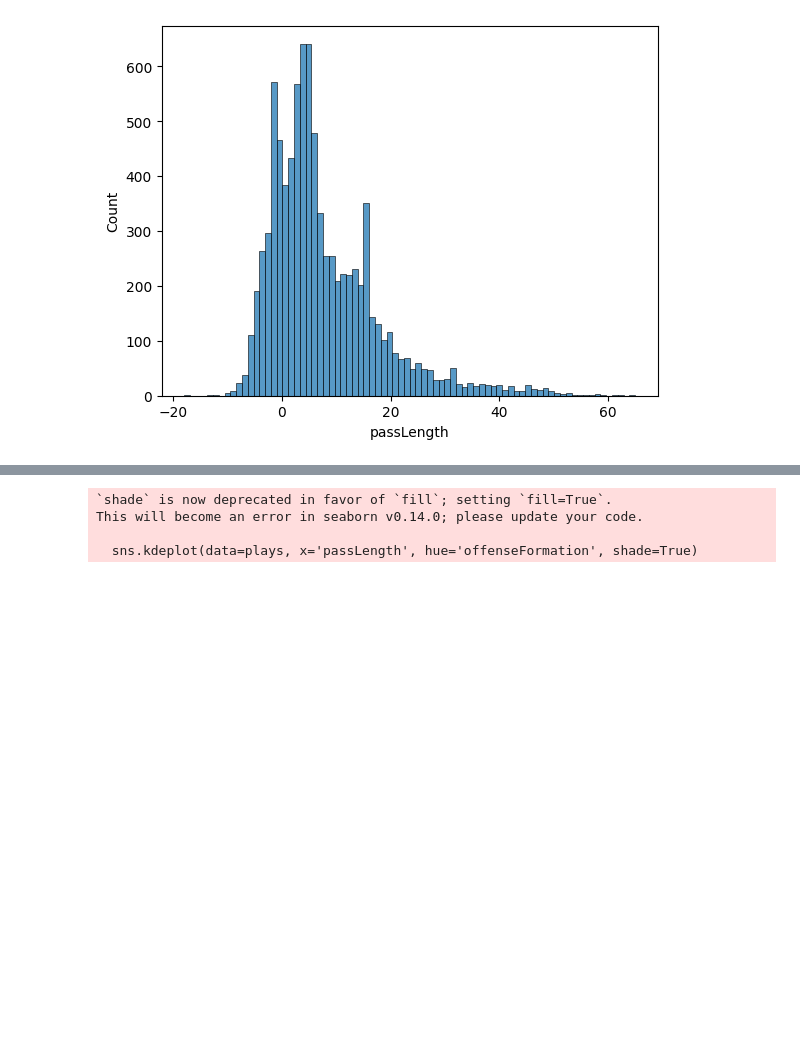
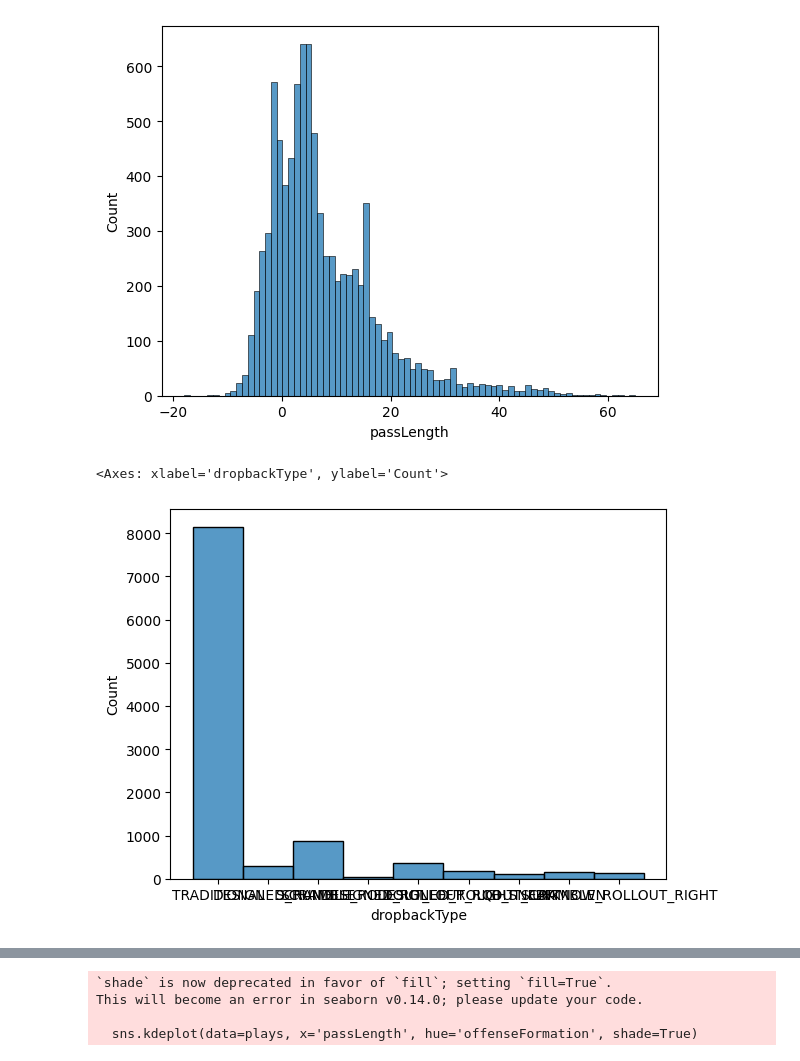
Before and after one commit to maxsossin/NFL-data-analysis-2025, a Jupyter notebook: nfl-data-analysis.ipynb, the cells around one changed output, grey strips where cells are left out. Saved outputs shown, nothing was run; the diff lists cells and outputs as text; code cells hidden in the pictures; blank space fills up the shorter version.

```diff
--- a/nfl-data-analysis.ipynb
+++ b/nfl-data-analysis.ipynb
@@ -107,3 +167,8 @@ sns.histplot(plays['passLength'])
 # %% [output]
 <Axes: xlabel='passLength', ylabel='Count'>
 [figure]
+# %%
+sns.histplot(plays['dropbackType'])
+# %% [output]
+<Axes: xlabel='dropbackType', ylabel='Count'>
+[figure, added]
```
Also changed, not shown: parts of 7 cells of this notebook.
